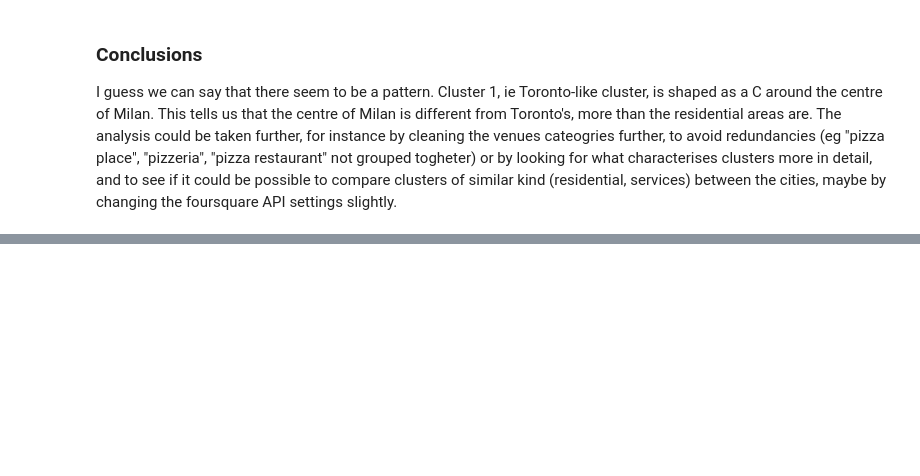
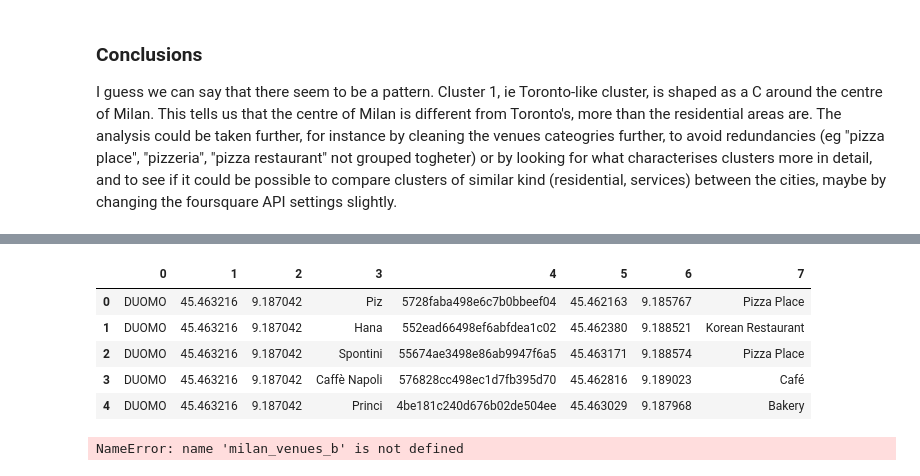
Before and after one commit to RaffaToSpace/Coursera_Capstone, a Jupyter notebook: Coursera_Capstone.ipynb, the cells around one changed output, grey strips where cells are left out. Cells and saved outputs as stored; diff of their text form; code cells hidden in the pictures; blank space fills up the shorter version.

```diff
--- a/Coursera_Capstone.ipynb
+++ b/Coursera_Capstone.ipynb
@@ -805,0 +814,10 @@ I guess we can say that there seem to be a pattern. Cluster 1, ie Toronto-like c
+# %%
+CLIENT_ID = 'Q5JFHWQ0A5KGBLIHSUDYF0FLVARXYNMOTVJXPFR300E20NTW' # your Foursquare ID
+CLIENT_SECRET = 'URBNDCCDV0MEZ4OPEZSHHRUUHRW4ZXQZUVLZ5OEEEDJY5NP4' # your Foursquare Secret
+VERSION = '20180605' # Foursquare API version
+
+print('Your credentails:')
+print('CLIENT_ID: ' + CLIENT_ID)
+print('CLIENT_SECRET:' + CLIENT_SECRET)
+radius=400
+LIMIT=5
@@ -805,0 +871,7 @@ I guess we can say that there seem to be a pattern. Cluster 1, ie Toronto-like c
+# %%
+names=coordinates_df['Borough']
+latitudes=coordinates_df['Latitude']
+longitudes=coordinates_df['Longitude']
+section = "food"
+# %%
+milan_venues_b =getNearbyVenues(names, latitudes, longitudes,section)
@@ -805,0 +896,10 @@ I guess we can say that there seem to be a pattern. Cluster 1, ie Toronto-like c
+# %%
+milan_bu = milan_venues_b
+milan_venues_b.head()
+# %% [output]
+|  | 0 | 1 | 2 | 3 | 4 | 5 | 6 | 7 |
+| 0 | DUOMO | 45.463216 | 9.187042 | Piz | 5728faba498e6c7b0bbeef04 | 45.462163 | 9.185767 | Pizza Place |
+| 1 | DUOMO | 45.463216 | 9.187042 | Hana | 552ead66498ef6abfdea1c02 | 45.462380 | 9.188521 | Korean Restaurant |
+| 2 | DUOMO | 45.463216 | 9.187042 | Spontini | 55674ae3498e86ab9947f6a5 | 45.463171 | 9.188574 | Pizza Place |
+| 3 | DUOMO | 45.463216 | 9.187042 | Caffè Napoli | 576828cc498ec1d7fb395d70 | 45.462816 | 9.189023 | Café |
+| 4 | DUOMO | 45.463216 | 9.187042 | Princi | 4be181c240d676b02de504ee | 45.463029 | 9.187968 | Bakery |
@@ -805,0 +917,4 @@ I guess we can say that there seem to be a pattern. Cluster 1, ie Toronto-like c
+# %%
+milan_venues_b.head()
+# %% [output]
+NameError: name 'milan_venues_b' is not defined
```
Also changed, not shown: parts of 64 cells of this notebook.
